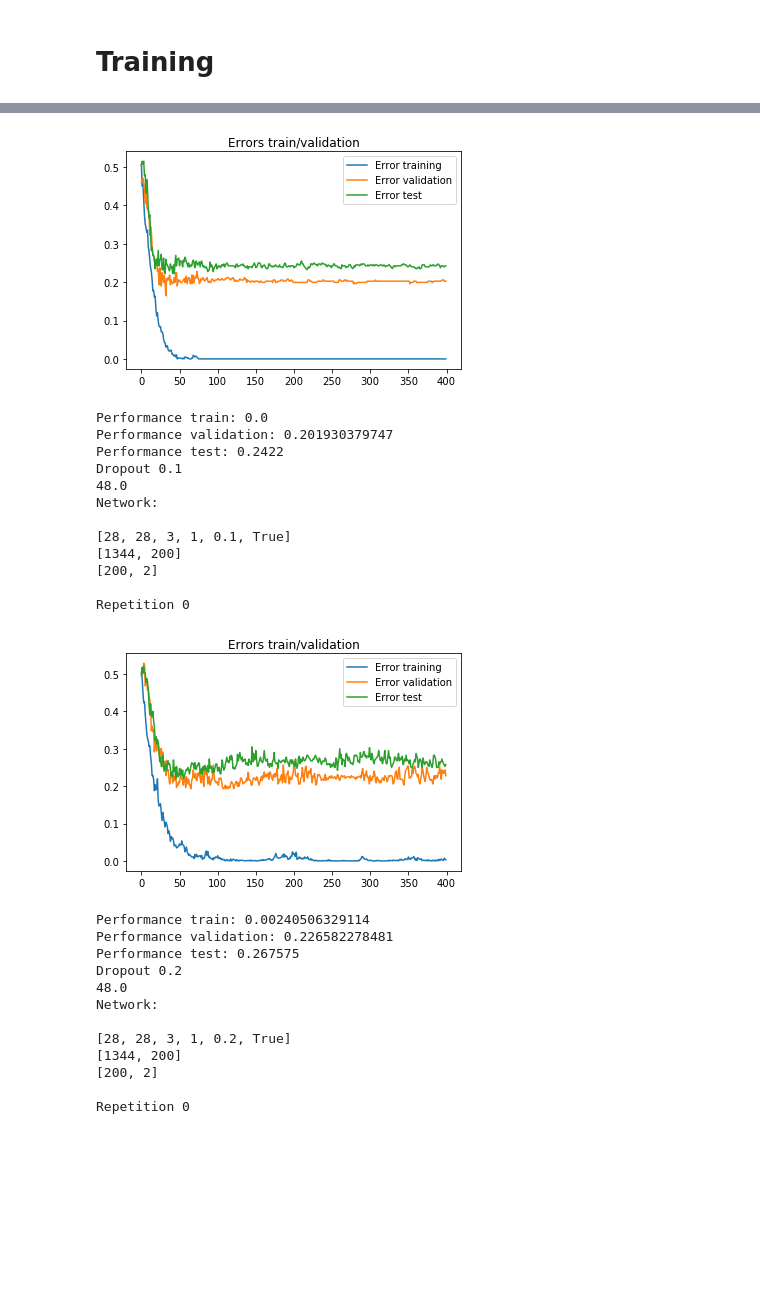
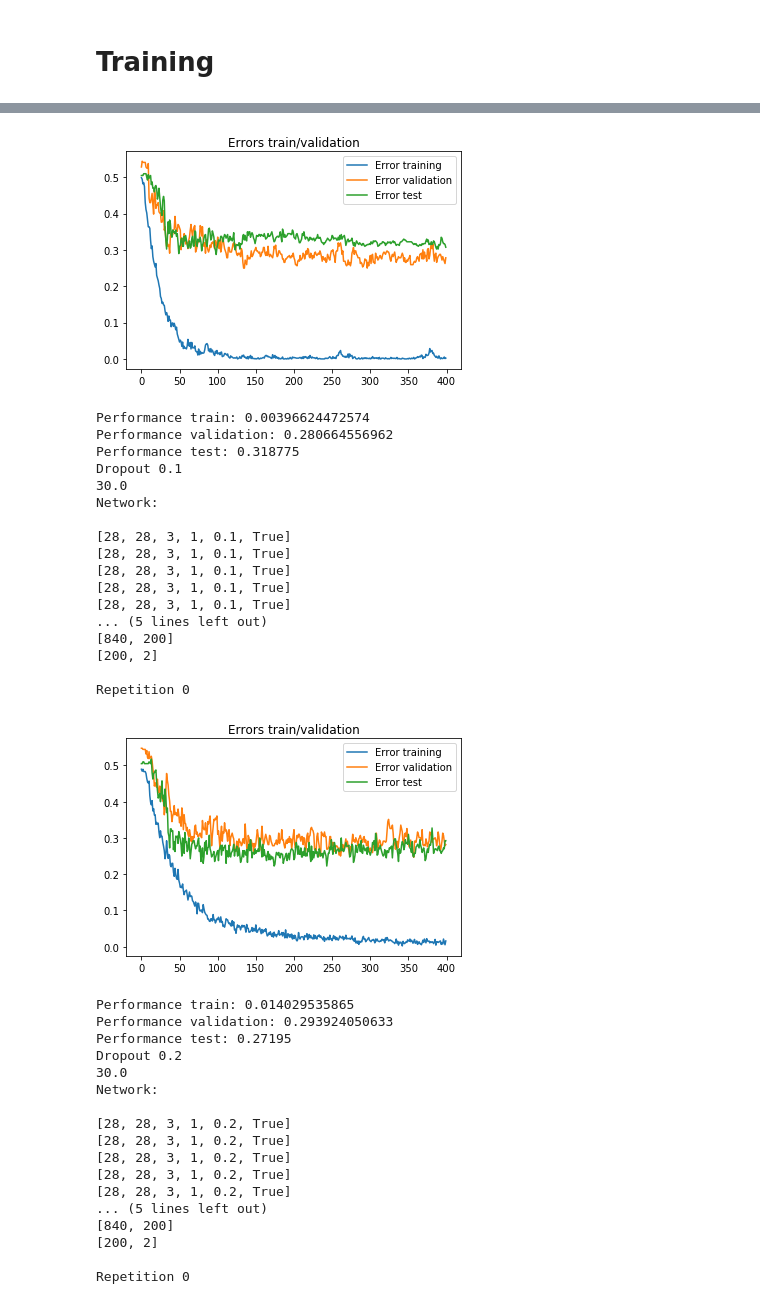
Before and after one commit to deatinor/EEG, a Jupyter notebook: stefano/models.ipynb, the cells around one changed output, grey strips where cells are left out. Drawn from its saved outputs; the diff is of its cells as text; code cells hidden in the pictures; blank space fills up the shorter version.

```diff
--- a/stefano/models.ipynb
+++ b/stefano/models.ipynb
@@ -79,7 +79,7 @@ for dropout in dropout_values:
     cv=CrossValidation(k=4,train_dataset=train_dataset,test_dataset=test_dataset,
                    train_target=train_target,test_target=test_target)
 
-    net_type=SingleLayer
+    net_type=TenLayers
     optimizer_type=optim.Adam
     criterion_type=nn.CrossEntropyLoss
     network_params=NetworkParams(conv_filters=[28,28,28],conv_kernels=[3,3,3],
@@ -104,29 +113,39 @@ Network:
 [200, 2]
 
 Repetition 0
-[figure, old version]
+[figure, new version]
-Performance train: 0.0
-Performance validation: 0.201930379747
-Performance test: 0.2422
+Performance train: 0.00396624472574
+Performance validation: 0.280664556962
+Performance test: 0.318775
 Dropout 0.1
-48.0
+30.0
 Network:
 
 [28, 28, 3, 1, 0.1, True]
-[1344, 200]
+[28, 28, 3, 1, 0.1, True]
+[28, 28, 3, 1, 0.1, True]
+[28, 28, 3, 1, 0.1, True]
+[28, 28, 3, 1, 0.1, True]
+... (5 lines left out)
+[840, 200]
 [200, 2]
 
 Repetition 0
-[figure, old version]
+[figure, new version]
-Performance train: 0.00240506329114
-Performance validation: 0.226582278481
-Performance test: 0.267575
+Performance train: 0.014029535865
+Performance validation: 0.293924050633
+Performance test: 0.27195
 Dropout 0.2
-48.0
+30.0
 Network:
 
 [28, 28, 3, 1, 0.2, True]
-[1344, 200]
+[28, 28, 3, 1, 0.2, True]
+[28, 28, 3, 1, 0.2, True]
+[28, 28, 3, 1, 0.2, True]
+[28, 28, 3, 1, 0.2, True]
+... (5 lines left out)
+[840, 200]
 [200, 2]
 
 Repetition 0
```
Also changed, not shown: parts of 2 cells of this notebook, 3 other files.
